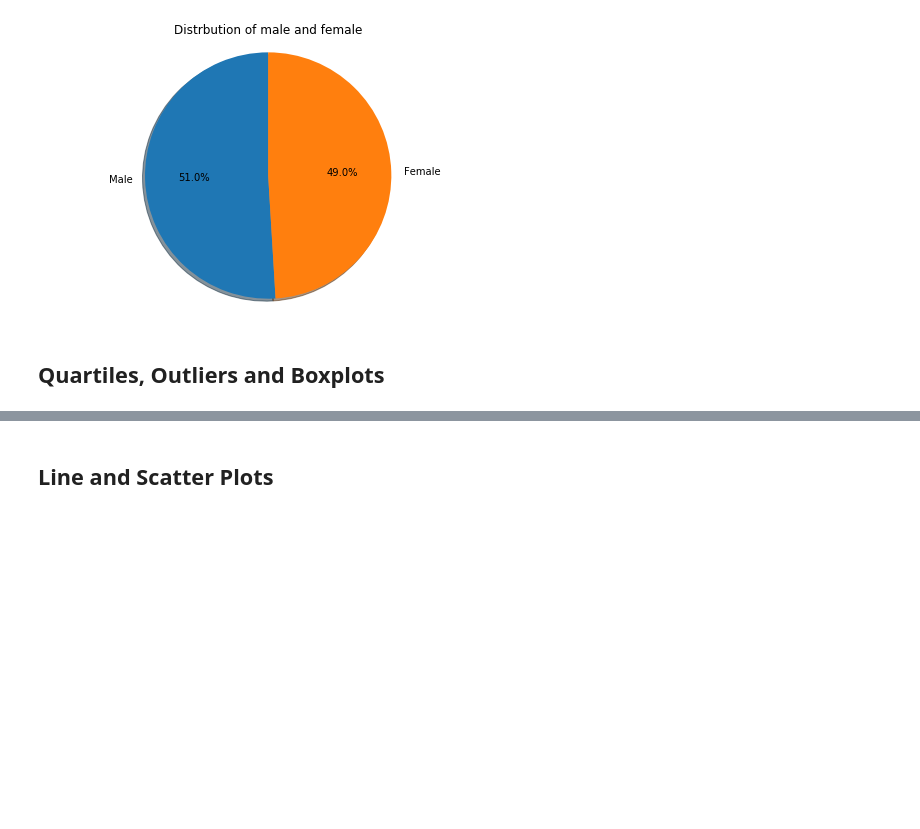
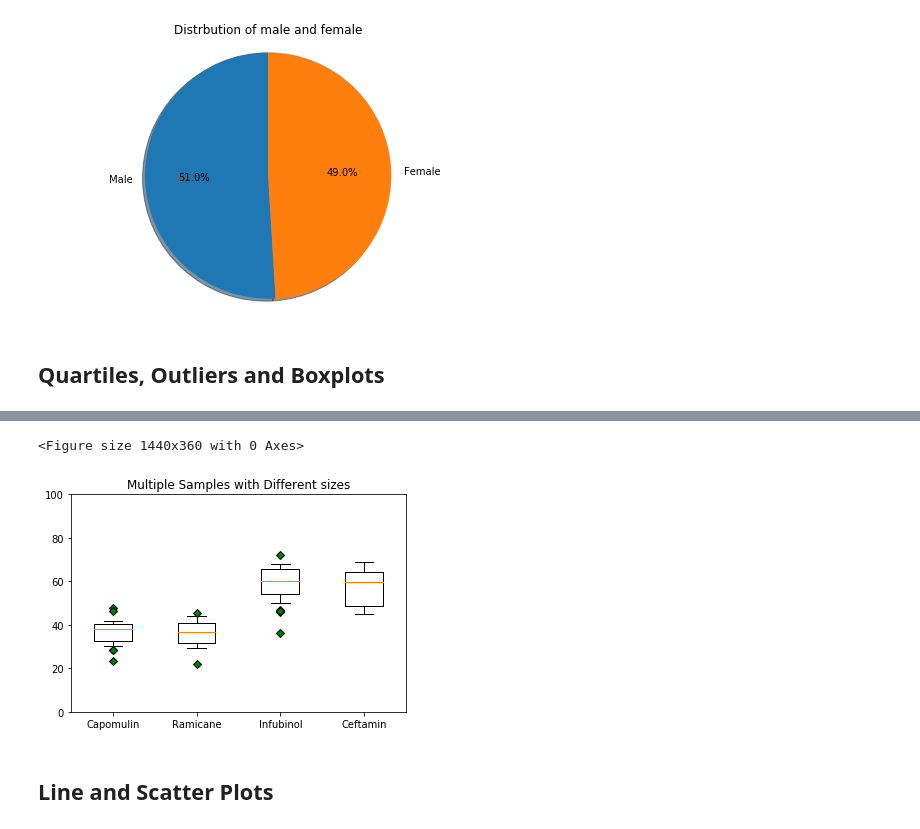
Before and after one commit to HaifaNajdawi/Matplotlib_The_power_of_plot, a Jupyter notebook: Pymaceuticals/pymaceuticals_starter.ipynb, the cells around one changed output, grey strips where cells are left out. Saved outputs shown, nothing was run; the diff lists cells and outputs as text; code cells hidden in the pictures; blank space fills up the shorter version.

```diff
--- a/Pymaceuticals/pymaceuticals_starter.ipynb
+++ b/Pymaceuticals/pymaceuticals_starter.ipynb
@@ -186,12 +179,24 @@ plt.show()
 # %%
 # Calculate the final tumor volume of each mouse across four of the treatment regimens:
 # Capomulin, Ramicane, Infubinol, and Ceftamin
-filtered_by_drug = clean_df[(clean_df["Drug Regimen"] == 'Capomulin') | (clean_df["Drug Regimen"] == 'Ramicane') |
-(clean_df["Drug Regimen"] == 'Infubinol') | (clean_df["Drug Regimen"] == 'Ceftamin')]
+# | (clean_df["Drug Regimen"] == 'Ramicane') |
+# (clean_df["Drug Regimen"] == 'Infubinol') | (clean_df["Drug Regimen"] == 'Ceftamin')]
+
+filtered_by_capomulin = clean_df[(clean_df["Drug Regimen"] == 'Capomulin')]
+filtered_by_Ramicane = clean_df[(clean_df["Drug Regimen"] == 'Ramicane')]
+filtered_by_Infubinol = clean_df[(clean_df["Drug Regimen"] == 'Infubinol')]
+filtered_by_Ceftamin = clean_df[(clean_df["Drug Regimen"] == 'Ceftamin')]
+
 
 # Start by getting the last (greatest) timepoint for each mouse
-max_timepoint= filtered_by_drug.groupby('Mouse ID').max()["Timepoint"]
+max_timepoint_capomulin= filtered_by_capomulin.groupby('Mouse ID').max()["Timepoint"]
+max_timepoint_Ramicane= filtered_by_Ramicane.groupby('Mouse ID').max()["Timepoint"]
+max_timepoint_Infubinol= filtered_by_Infubinol.groupby('Mouse ID').max()["Timepoint"]
+max_timepoint_Ceftamin= filtered_by_Ceftamin.groupby('Mouse ID').max()["Timepoint"]
+
 
 # Merge this group df with the original dataframe to get the tumor volume at the last timepoint
-merge_df= pd.merge(max_timepoint,filtered_by_drug,on=["Timepoint","Mouse ID"])
-merge_df.head()
+merge_capomulin= pd.merge(max_timepoint_capomulin,filtered_by_capomulin,on=["Timepoint","Mouse ID"])
+merge_Ramicane= pd.merge(max_timepoint_Ramicane,filtered_by_Ramicane,on=["Timepoint","Mouse ID"])
+merge_Infubinol= pd.merge(max_timepoint_Infubinol,filtered_by_Infubinol,on=["Timepoint","Mouse ID"])
+merge_Ceftamin= pd.merge(max_timepoint_Ceftamin,filtered_by_Ceftamin,on=["Timepoint","Mouse ID"])
@@ -246,3 +263,18 @@ Name: Tumor Volume (mm3), dtype: float64
+# %%
+# Generate a box plot of the final tumor volume of each mouse across four regimens of interest
+outlier_drugs=[volume_of_tumor_capomulin,volume_of_tumor_Ramicane,volume_of_tumor_Infubinol,volume_of_tumor_Ceftamin]
+labels=["Capomulin", "Ramicane", "Infubinol", "Ceftamin"]
+green_diamond = dict(markerfacecolor='g', marker='D')
+fig = plt.figure(figsize=(20,5))
+fig7, ax7 = plt.subplots()
+ax7.set_title('Multiple Samples with Different sizes')
+ax7.boxplot(outlier_drugs,labels=labels,flierprops=green_diamond,whis=.5)
+plt.ylim(0, 100)
+
+plt.show()
+# %% [output]
+<Figure size 1440x360 with 0 Axes>
+[figure, added]
 # %% [markdown]
 ## Line and Scatter Plots
 # %%
```
Also changed, not shown: parts of 7 cells of this notebook.
